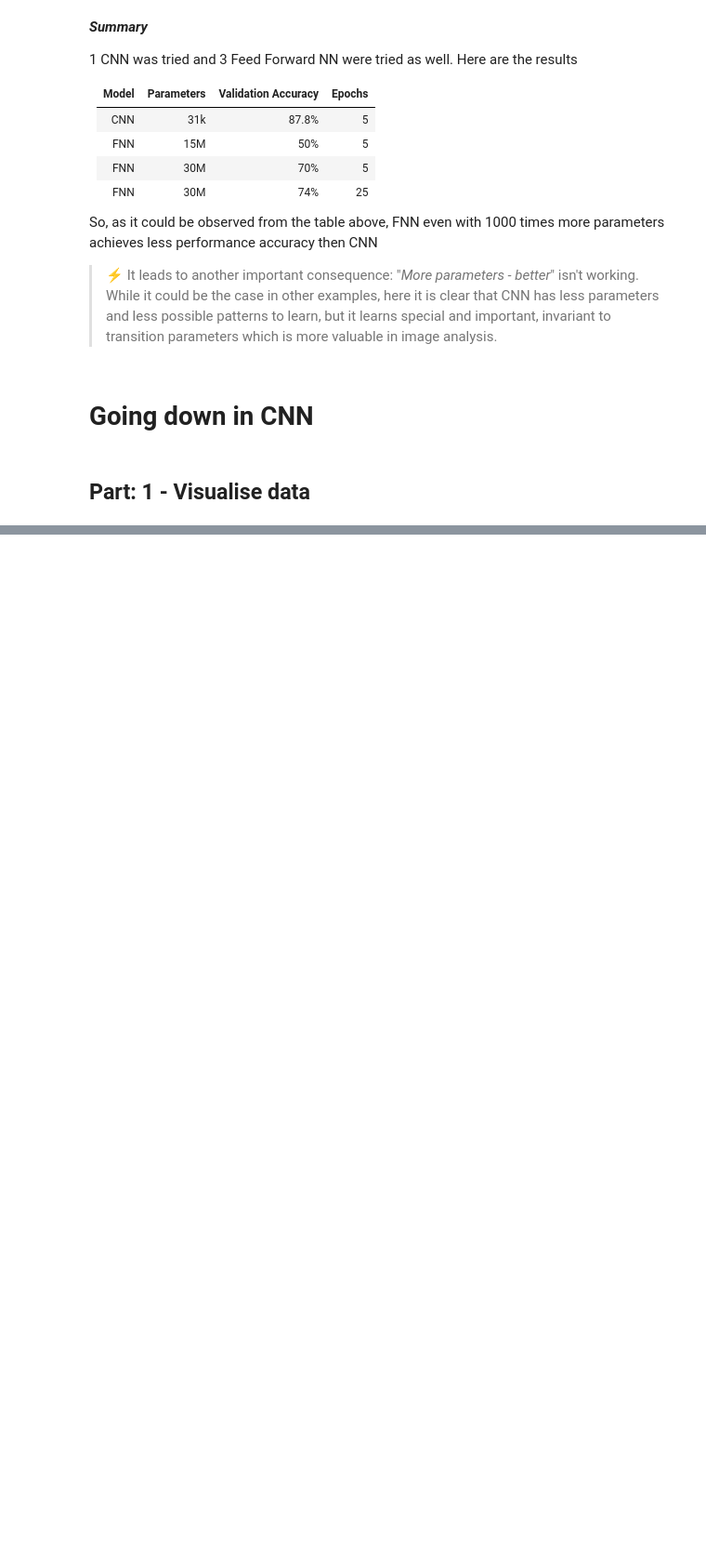
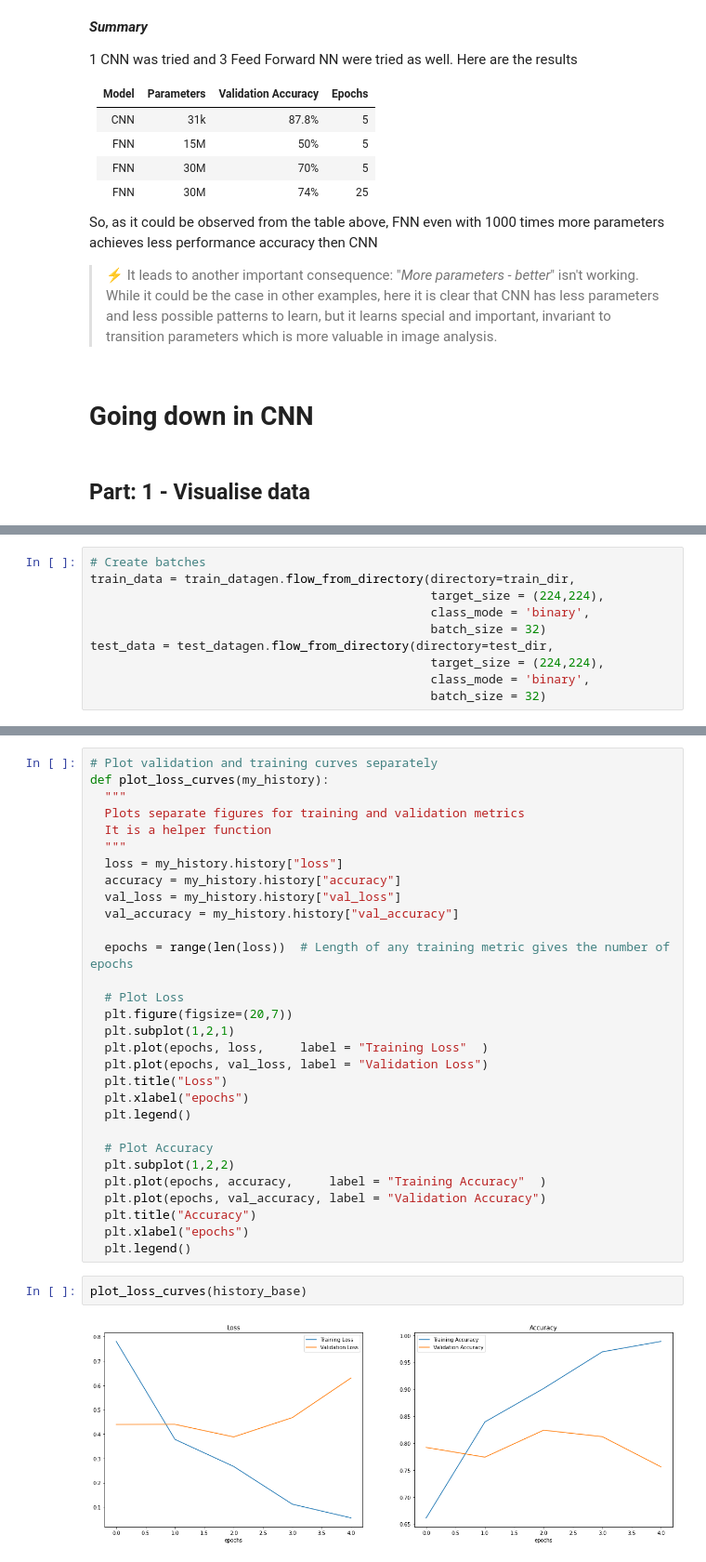
Before and after one commit to Nik-Kras/ZeroToMastery-TensorFlow-MyNotes, a Jupyter notebook: 04. Computer Vision/04. CV - Notes.ipynb, the cells around one changed output, grey strips where cells are left out. Shown at 93% size. Cells and saved outputs as stored; diff of their text form; blank space fills up the shorter version.

```diff
--- a/04. Computer Vision/04. CV - Notes.ipynb
+++ b/04. Computer Vision/04. CV - Notes.ipynb
@@ -468,0 +510,10 @@ So, as it could be observed from the table above, FNN even with 1000 times more
+# %%
+# Create batches
+train_data = train_datagen.flow_from_directory(directory=train_dir,
+                                               target_size = (224,224),
+                                               class_mode = 'binary',
+                                               batch_size = 32)
+test_data = test_datagen.flow_from_directory(directory=test_dir,
+                                               target_size = (224,224),
+                                               class_mode = 'binary',
+                                               batch_size = 32)
@@ -468,0 +670,34 @@ So, as it could be observed from the table above, FNN even with 1000 times more
+# %%
+# Plot validation and training curves separately
+def plot_loss_curves(my_history):
+  """
+  Plots separate figures for training and validation metrics
+  It is a helper function
+  """
+  loss = my_history.history["loss"]
+  accuracy = my_history.history["accuracy"]
+  val_loss = my_history.history["val_loss"]
+  val_accuracy = my_history.history["val_accuracy"]
+
+  epochs = range(len(loss))  # Length of any training metric gives the number of epochs
+
+  # Plot Loss
+  plt.figure(figsize=(20,7))
+  plt.subplot(1,2,1)
+  plt.plot(epochs, loss,     label = "Training Loss"  )
+  plt.plot(epochs, val_loss, label = "Validation Loss")
+  plt.title("Loss")
+  plt.xlabel("epochs")
+  plt.legend()
+
+  # Plot Accuracy
+  plt.subplot(1,2,2)
+  plt.plot(epochs, accuracy,     label = "Training Accuracy"  )
+  plt.plot(epochs, val_accuracy, label = "Validation Accuracy")
+  plt.title("Accuracy")
+  plt.xlabel("epochs")
+  plt.legend()
+# %%
+plot_loss_curves(history_base)
+# %% [output]
+[figure, added]
```
Also changed, not shown: parts of 41 cells of this notebook, 2 other files.
